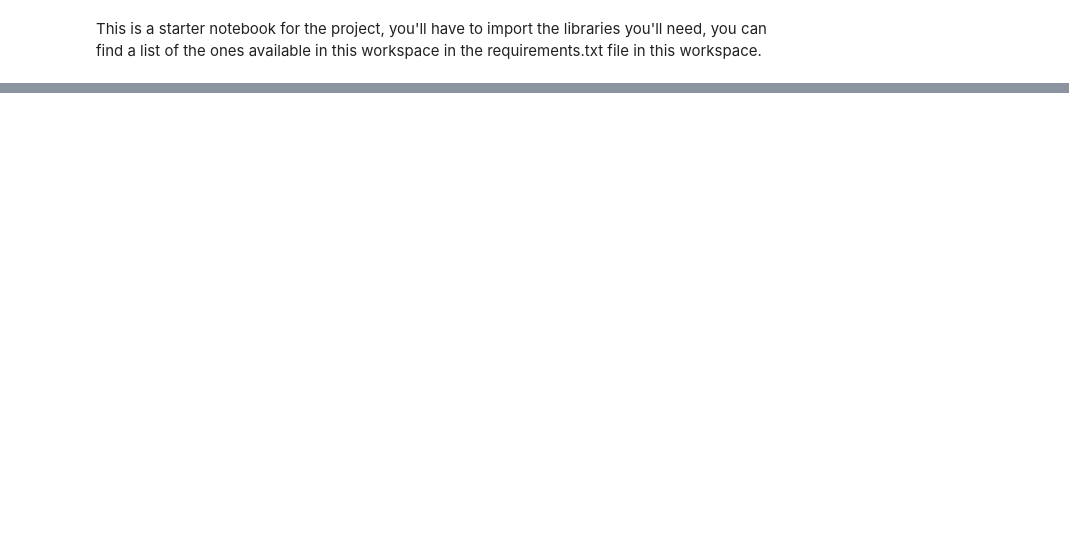
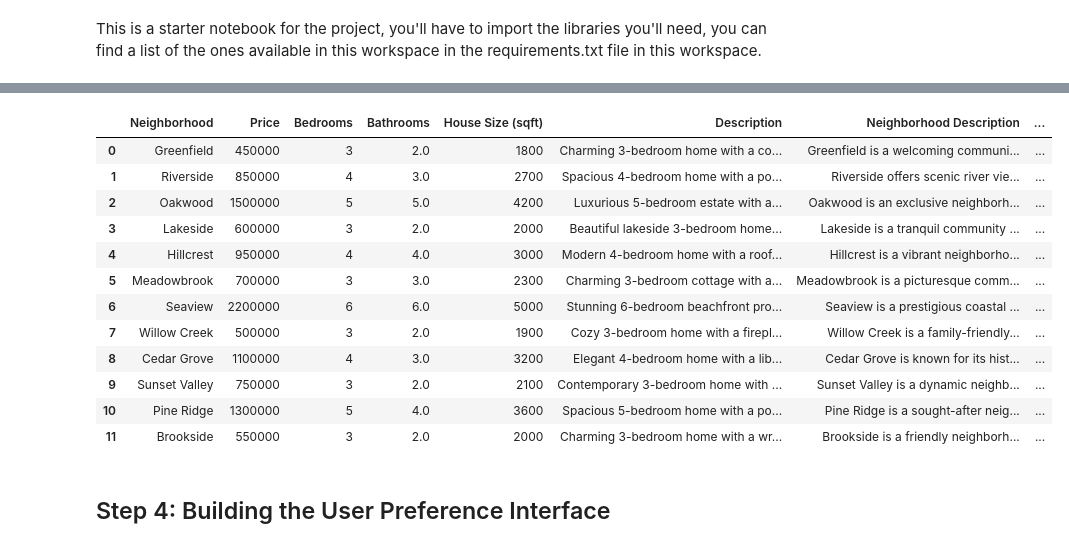
Before and after one commit to hsakkout/genai-realtor, a Jupyter notebook: HomeMatch.ipynb, the cells around one changed output, grey strips where cells are left out. Cells and saved outputs as stored; diff of their text form; code cells hidden in the pictures; blank space fills up the shorter version.

```diff
--- a/HomeMatch.ipynb
+++ b/HomeMatch.ipynb
@@ -68,0 +295,21 @@ with open("home_listings.csv", "w") as file:
+# %%
+
+# Open an existing table named "my_table"
+tbl = db.open_table("home_listings")
+
+# Alternatively, to display all data (if the table is small)
+tbl.to_pandas()
+# %% [output]
+|  | Neighborhood | Price | Bedrooms | Bathrooms | House Size (sqft) | Description | Neighborhood Description | ... |
+| 0 | Greenfield | 450000 | 3 | 2.0 | 1800 | Charming 3-bedroom home with a co... | Greenfield is a welcoming communi... | ... |
+| 1 | Riverside | 850000 | 4 | 3.0 | 2700 | Spacious 4-bedroom home with a po... | Riverside offers scenic river vie... | ... |
+| 2 | Oakwood | 1500000 | 5 | 5.0 | 4200 | Luxurious 5-bedroom estate with a... | Oakwood is an exclusive neighborh... | ... |
+| 3 | Lakeside | 600000 | 3 | 2.0 | 2000 | Beautiful lakeside 3-bedroom home... | Lakeside is a tranquil community ... | ... |
+| 4 | Hillcrest | 950000 | 4 | 4.0 | 3000 | Modern 4-bedroom home with a roof... | Hillcrest is a vibrant neighborho... | ... |
+| 5 | Meadowbrook | 700000 | 3 | 3.0 | 2300 | Charming 3-bedroom cottage with a... | Meadowbrook is a picturesque comm... | ... |
+| 6 | Seaview | 2200000 | 6 | 6.0 | 5000 | Stunning 6-bedroom beachfront pro... | Seaview is a prestigious coastal ... | ... |
+| 7 | Willow Creek | 500000 | 3 | 2.0 | 1900 | Cozy 3-bedroom home with a firepl... | Willow Creek is a family-friendly... | ... |
+| 8 | Cedar Grove | 1100000 | 4 | 3.0 | 3200 | Elegant 4-bedroom home with a lib... | Cedar Grove is known for its hist... | ... |
+| 9 | Sunset Valley | 750000 | 3 | 2.0 | 2100 | Contemporary 3-bedroom home with ... | Sunset Valley is a dynamic neighb... | ... |
+| 10 | Pine Ridge | 1300000 | 5 | 4.0 | 3600 | Spacious 5-bedroom home with a po... | Pine Ridge is a sought-after neig... | ... |
+| 11 | Brookside | 550000 | 3 | 2.0 | 2000 | Charming 3-bedroom home with a wr... | Brookside is a friendly neighborh... | ... |
@@ -68,0 +395,2 @@ with open("home_listings.csv", "w") as file:
+# %% [markdown]
+## Step 4: Building the User Preference Interface
```
Also changed, not shown: parts of 30 cells of this notebook, 19 other files.
